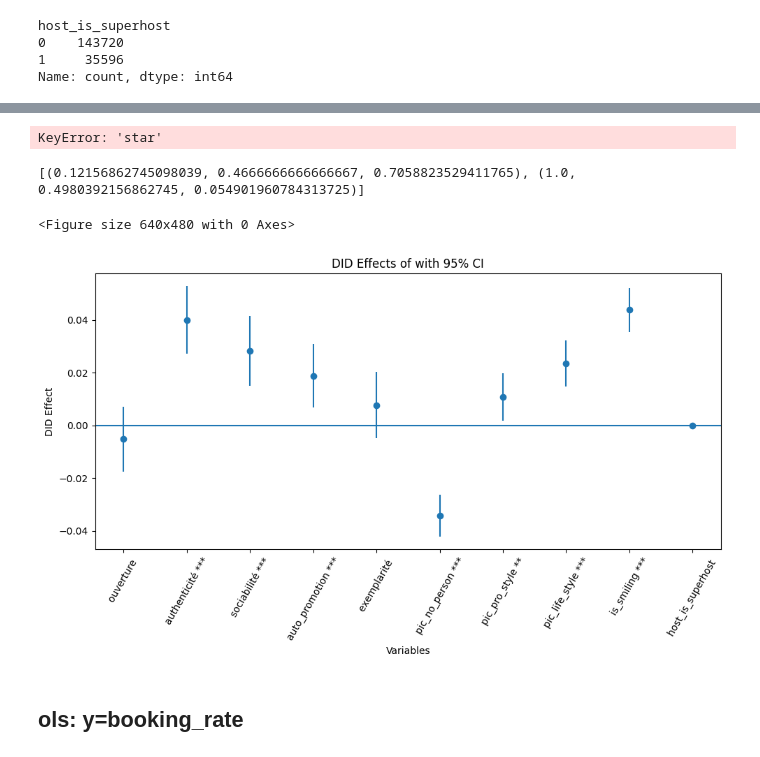
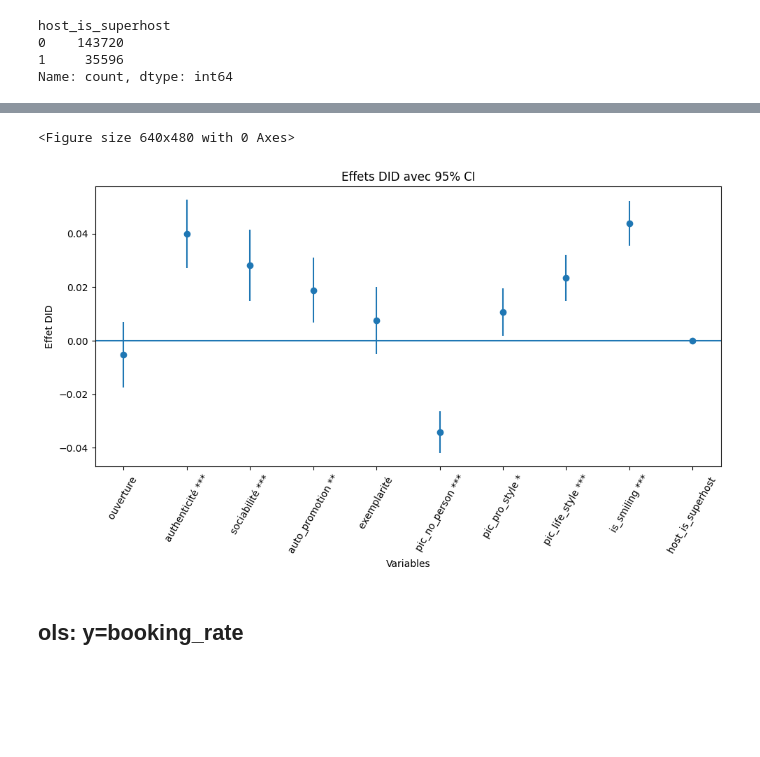
Before and after one commit to yeliu-dh/SelfPresentation_Multimodal_airbnb, a Jupyter notebook: D_stat/test_mod2324.ipynb, the cells around one changed output, grey strips where cells are left out. Cells and saved outputs as stored; diff of their text form; code cells hidden in the pictures; blank space fills up the shorter version.

```diff
--- a/D_stat/test_mod2324.ipynb
+++ b/D_stat/test_mod2324.ipynb
@@ -146,7 +157,7 @@ formula= (" is_smiling~ C(host_identity_verified)  + review_scores_rating + has_
             "price  + availability_90 + C(room_type) + C(instant_bookable) + "
             "in_paris * in_2024"
 )
-model=smf.ols(formula, data=df).fit(cov_type="HC1")#robust standard errors
+model=smf.ols(formula, data=df_dropnoface).fit(cov_type="HC1")#robust standard errors
 
 summary=model.summary()
 print(summary)
@@ -180,7 +191,7 @@ from utils.modeling import write_formula,build_model
 
 import statsmodels.api as sm
 import statsmodels.formula.api as smf
-
+df=df_dropnoface.copy()
 
 # C(host_is_superhost)
 # C(host_has_profile_pic)
@@ -205,15 +216,25 @@ df["pic_life_style"] = (df["host_picture_type"]=="life_style").astype(int)
 df['host_is_superhost']=df['host_is_superhost'].apply(lambda x: 1 if x=="t" else 0)
 print(df['host_is_superhost'].value_counts(dropna=False))
 
-def stars(p):
-    if p < 0.01:
-        return "***"
-    elif p < 0.05:
-        return "**"
-    elif p < 0.1:
-        return "*"
-    else:
-        return ""
+
+
+# def stars(p):
+#     if p < 0.01:
+#         return "***"
+#     elif p < 0.05:
+#         return "**"
+#     elif p < 0.1:
+#         return "*"
+#     else:
+#         return ""
+
+
+def p_to_sig(p):
+    if p < 0.001: return '***'
+    elif p < 0.01: return '**'
+    elif p < 0.05: return '*'
+    elif p < 0.1: return '.'
+    else: return ''
 
 
 # smile_score coef 过小!
@@ -244,7 +265,7 @@ for var in tactics_vars:
         "coef": coef,
         "se": se,
         "pval": pval,
-        "stars": stars(pval),
+        "sig": p_to_sig(pval),
         "ci_low": coef - 1.96 * se,
         "ci_high": coef + 1.96 * se
     })
@@ -272,39 +293,34 @@ display(results_df)
 | 7 | pic_life_style | 2.352404e-02 | 4.436840e-03 | 1.145520e-07 | *** | 1.482784e-02 | 3.222025e-02 |
 | 8 | is_smiling | 4.378155e-02 | 4.267861e-03 | 1.084567e-24 | *** | 3.541654e-02 | 5.214656e-02 |
 | 9 | host_is_superhost | 2.718745e-15 | 2.999877e-15 | 3.647847e-01 |  | -3.161013e-15 | 8.598504e-15 |
-# %%
-colors[1] if "*" in results_df.iloc[0]['star'] else colors[0]
-# %% [output]
-KeyError: 'star'
 # %%
 ## did effect
 import pandas as pd
 import matplotlib.pyplot as plt
 
-results_df['label']=results_df['variable']+" "+results_df['stars']
+results_df['label']=results_df['variable']+" "+results_df['sig']
 # colors=list(plt.cm.tab10.colors[:2])
 # print(colors)
 
 plt.figure()
 plt.figure(figsize=(10,6))
 plt.errorbar(
     results_df["label"],
     results_df["coef"],
     yerr=[results_df["coef"] - results_df["ci_low"],
           results_df["ci_high"] - results_df["coef"]],
     fmt='o',
 )
 plt.axhline(0)  # 0线（是否显著）
 plt.xlabel("Variables")
-plt.ylabel("DID Effect")
-plt.title("DID Effects of with 95% CI")
+plt.ylabel("Effet DID")
+plt.title("Effets DID avec 95% CI")
 plt.xticks(rotation=60)
 plt.tight_layout()
 plt.show()
 # %% [output]
-[(0.12156862745098039, 0.4666666666666667, 0.7058823529411765), (1.0, 0.4980392156862745, 0.054901960784313725)]
+<Figure size 640x480 with 0 Axes>
-<Figure size 640x480 with 0 Axes>
-[figure, old version]
+[figure, new version]
 # %% [markdown]
 ## ols: y=booking_rate
 # %%
```
Also changed, not shown: parts of 34 cells of this notebook, 4 other files.
